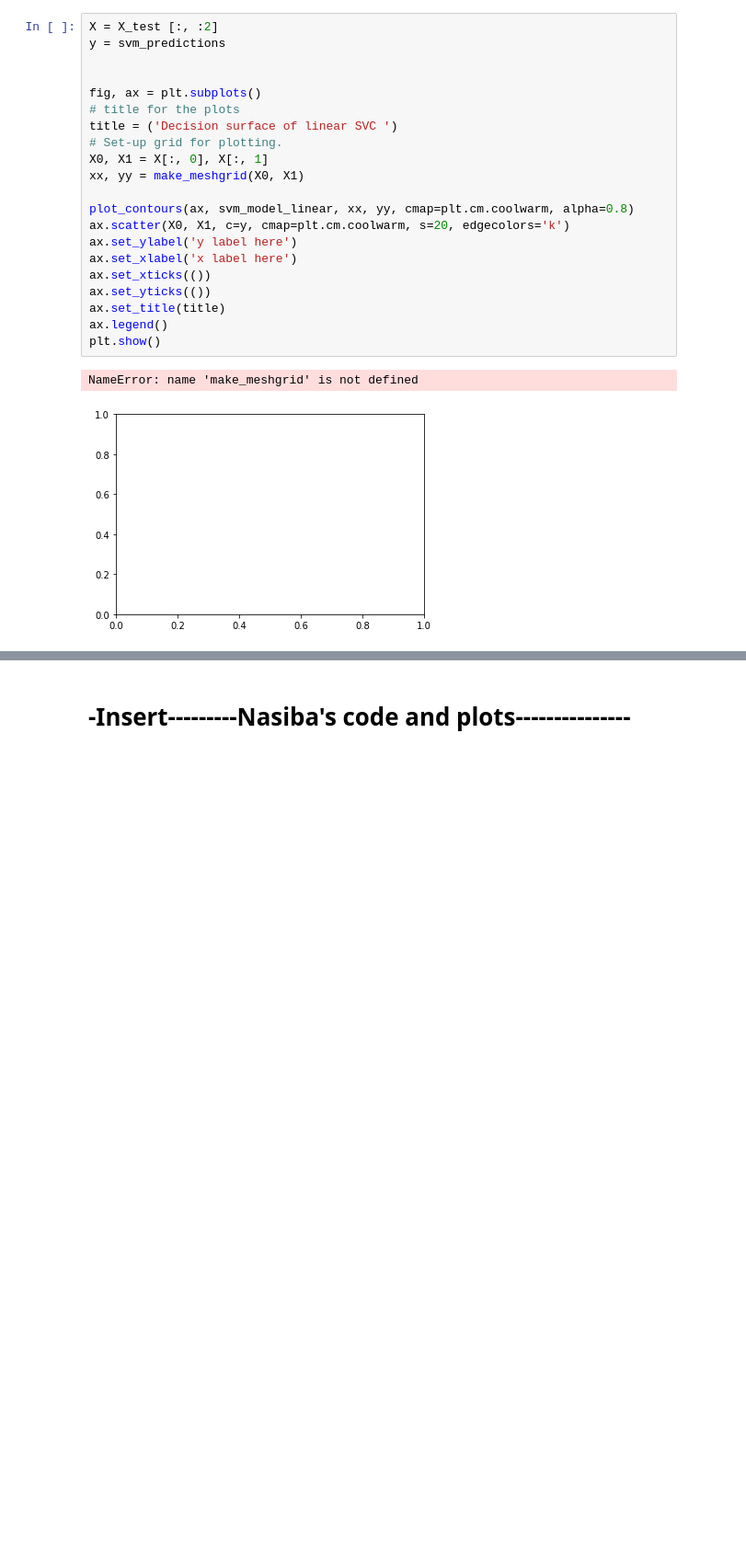
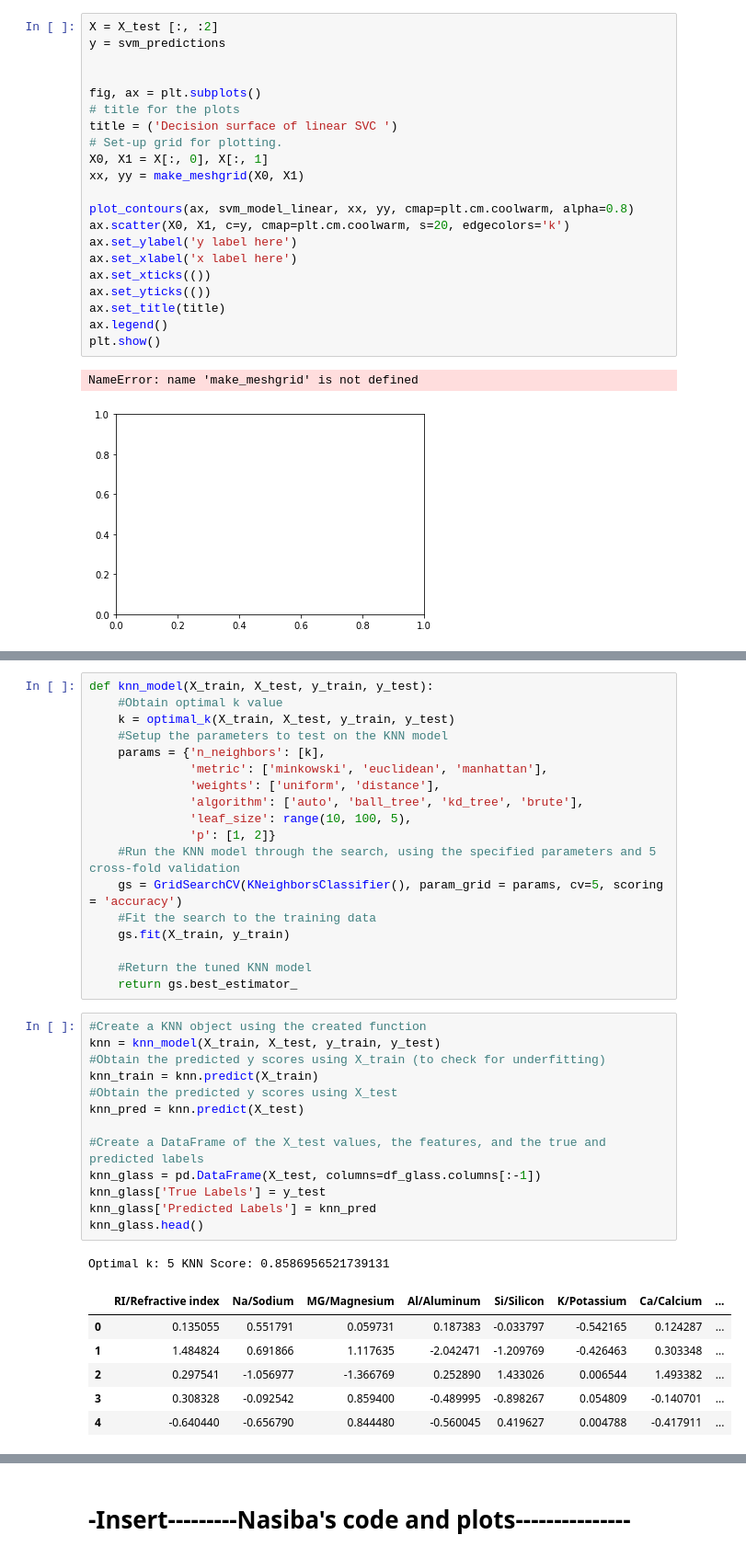
Before and after one commit to madisonmassie/Final_Project, a Jupyter notebook: Final_Project Code for Models.ipynb, the cells around one changed output, grey strips where cells are left out. Shown at 92% size. Cells and saved outputs as stored; diff of their text form; blank space fills up the shorter version.

```diff
--- a/Final_Project Code for Models.ipynb
+++ b/Final_Project Code for Models.ipynb
@@ -459,0 +516,39 @@ NameError: name 'make_meshgrid' is not defined
+# %%
+def knn_model(X_train, X_test, y_train, y_test):
+    #Obtain optimal k value
+    k = optimal_k(X_train, X_test, y_train, y_test)
+    #Setup the parameters to test on the KNN model
+    params = {'n_neighbors': [k],
+              'metric': ['minkowski', 'euclidean', 'manhattan'],
+              'weights': ['uniform', 'distance'],
+              'algorithm': ['auto', 'ball_tree', 'kd_tree', 'brute'],
+              'leaf_size': range(10, 100, 5),
+              'p': [1, 2]}
+    #Run the KNN model through the search, using the specified parameters and 5 cross-fold validation
+    gs = GridSearchCV(KNeighborsClassifier(), param_grid = params, cv=5, scoring = 'accuracy')
+    #Fit the search to the training data
+    gs.fit(X_train, y_train)
+
+    #Return the tuned KNN model
+    return gs.best_estimator_
+# %%
+#Create a KNN object using the created function
+knn = knn_model(X_train, X_test, y_train, y_test)
+#Obtain the predicted y scores using X_train (to check for underfitting)
+knn_train = knn.predict(X_train)
+#Obtain the predicted y scores using X_test
+knn_pred = knn.predict(X_test)
+
+#Create a DataFrame of the X_test values, the features, and the true and predicted labels
+knn_glass = pd.DataFrame(X_test, columns=df_glass.columns[:-1])
+knn_glass['True Labels'] = y_test
+knn_glass['Predicted Labels'] = knn_pred
+knn_glass.head()
+# %% [output]
+Optimal k: 5 KNN Score: 0.8586956521739131
+|  | RI/Refractive index | Na/Sodium | MG/Magnesium | Al/Aluminum | Si/Silicon | K/Potassium | Ca/Calcium | ... |
+| 0 | 0.135055 | 0.551791 | 0.059731 | 0.187383 | -0.033797 | -0.542165 | 0.124287 | ... |
+| 1 | 1.484824 | 0.691866 | 1.117635 | -2.042471 | -1.209769 | -0.426463 | 0.303348 | ... |
+| 2 | 0.297541 | -1.056977 | -1.366769 | 0.252890 | 1.433026 | 0.006544 | 1.493382 | ... |
+| 3 | 0.308328 | -0.092542 | 0.859400 | -0.489995 | -0.898267 | 0.054809 | -0.140701 | ... |
+| 4 | -0.640440 | -0.656790 | 0.844480 | -0.560045 | 0.419627 | 0.004788 | -0.417911 | ... |
```
Also changed, not shown: parts of 29 cells of this notebook, 1 other file.
